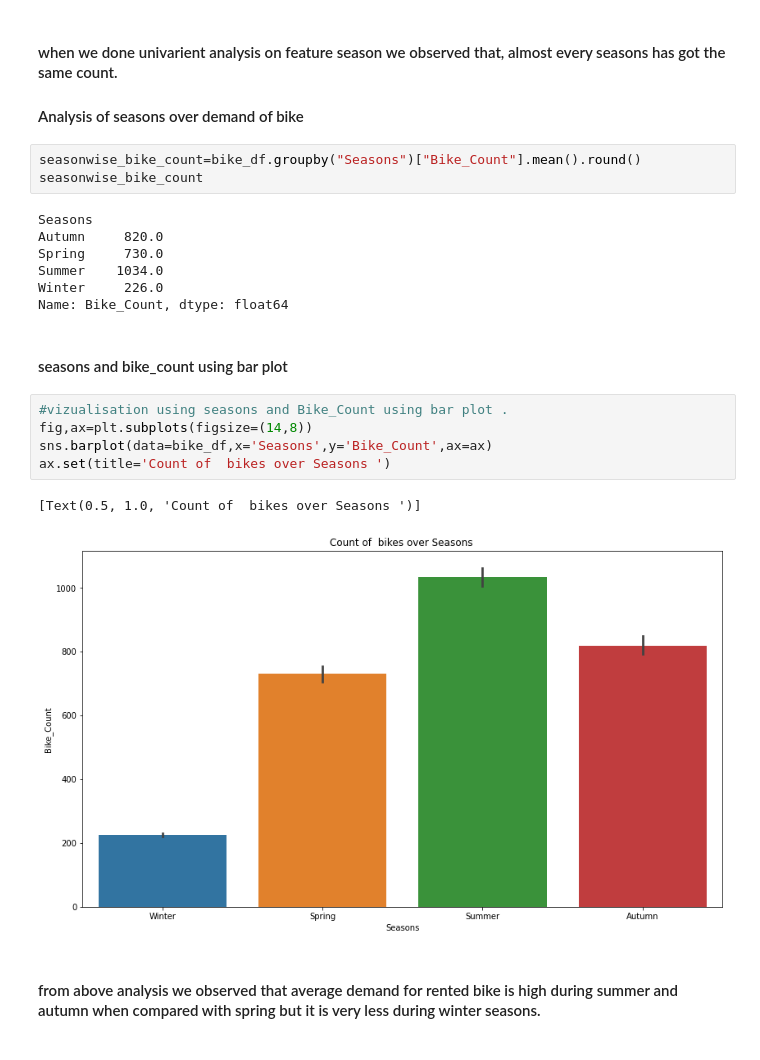
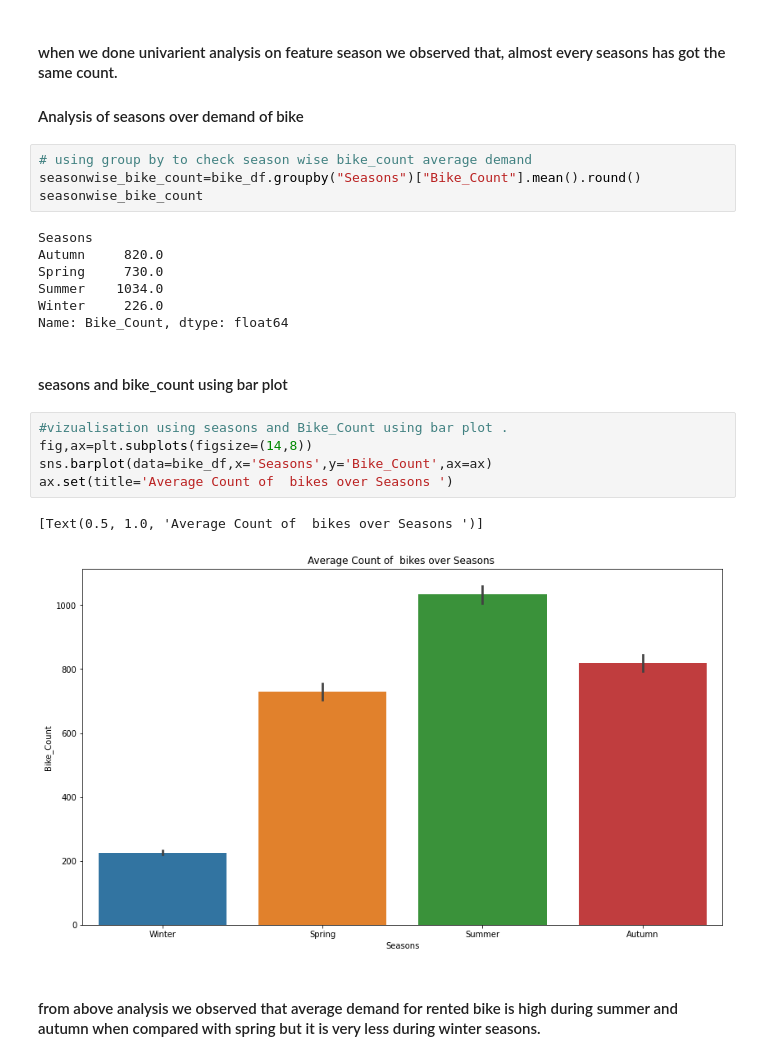
Before and after one commit to pavi-1994/bike_sharing_demand_prediction_capstone_project, a Jupyter notebook: Bike_Sharing_Demand_Prediction_Capstone_Project.ipynb, the cells around one changed output. Drawn from its saved outputs; the diff is of its cells as text.

```diff
--- a/Bike_Sharing_Demand_Prediction_Capstone_Project.ipynb
+++ b/Bike_Sharing_Demand_Prediction_Capstone_Project.ipynb
@@ -241,6 +252,7 @@ plt.show()
 
 #### Analysis of seasons over demand of bike
 # %%
+# using group by to check season wise bike_count average demand
 seasonwise_bike_count=bike_df.groupby("Seasons")["Bike_Count"].mean().round()
 seasonwise_bike_count
 # %% [output]
@@ -255,11 +267,11 @@ Name: Bike_Count, dtype: float64
 # %%
 #vizualisation using seasons and Bike_Count using bar plot .
 fig,ax=plt.subplots(figsize=(14,8))
 sns.barplot(data=bike_df,x='Seasons',y='Bike_Count',ax=ax)
-ax.set(title='Count of  bikes over Seasons ')
+ax.set(title='Average Count of  bikes over Seasons ')
 # %% [output]
-[Text(0.5, 1.0, 'Count of  bikes over Seasons ')]
+[Text(0.5, 1.0, 'Average Count of  bikes over Seasons ')]
-[figure, old version]
+[figure, new version]
 # %% [markdown]
 #### from above analysis we observed that average  demand for rented bike is high during summer and autumn when compared with spring but it is very less during winter seasons.
 # %% [markdown]
```
Also changed, not shown: parts of 75 cells of this notebook.
